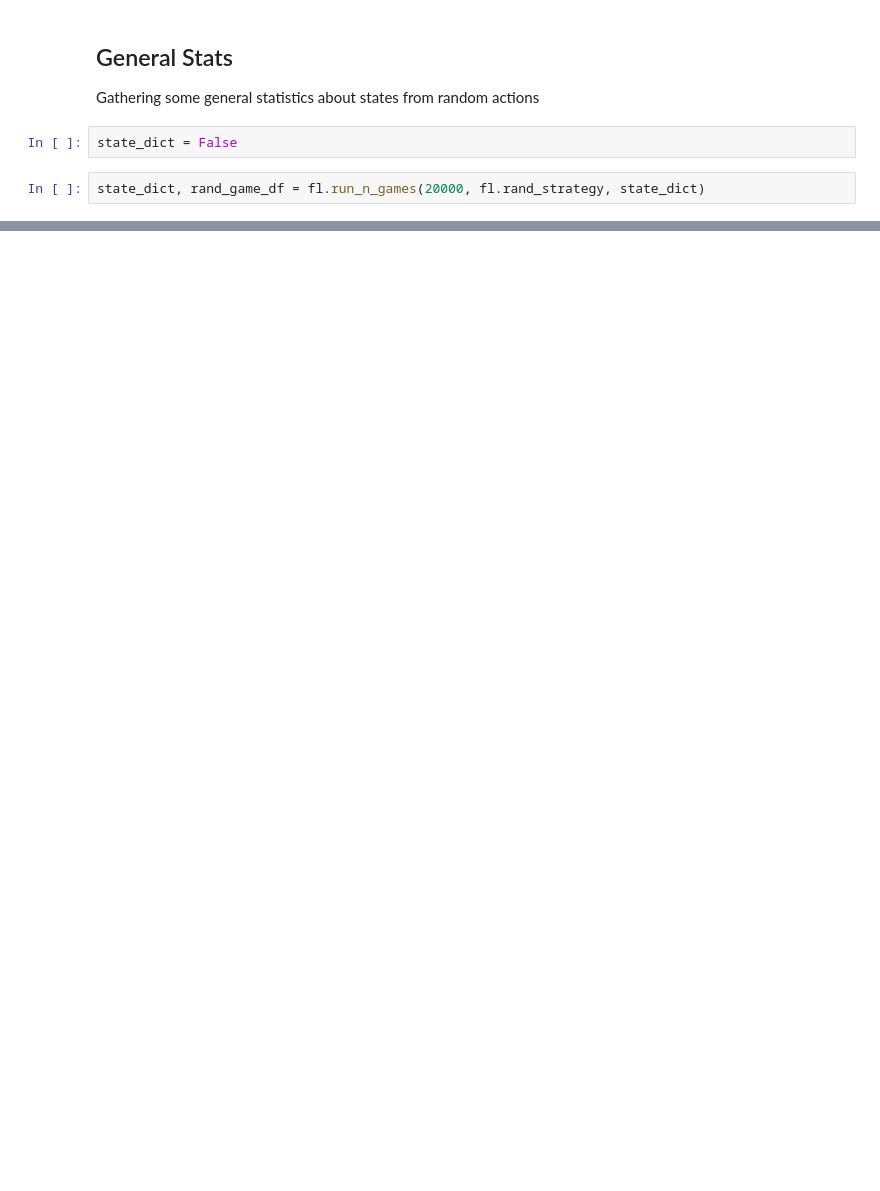
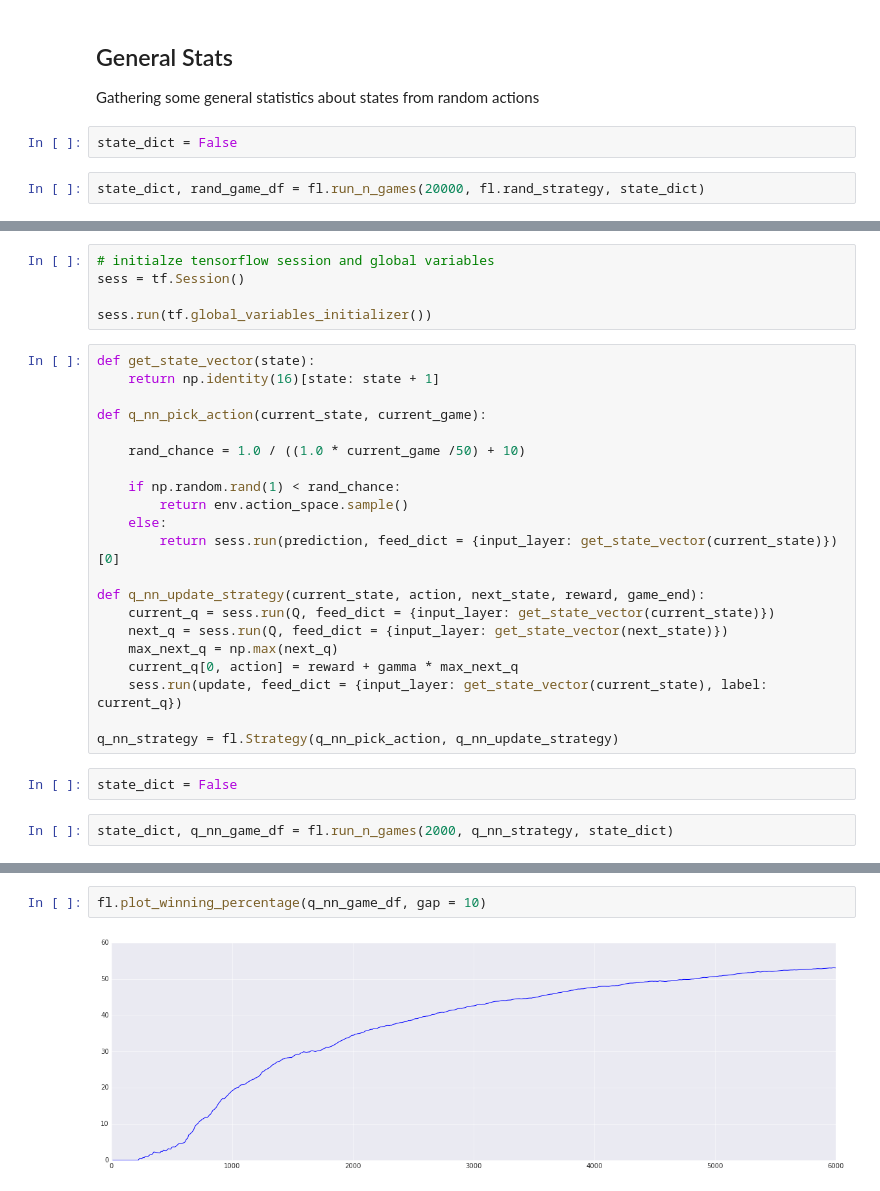
Before and after one commit to gautsi/gen-purpose-repo, a Jupyter notebook: notebooks/rlExperiments.ipynb, the cells around one changed output, grey strips where cells are left out. Saved outputs shown, nothing was run; the diff lists cells and outputs as text; blank space fills up the shorter version.

```diff
--- a/notebooks/rlExperiments.ipynb
+++ b/notebooks/rlExperiments.ipynb
@@ -51,0 +109,30 @@ fl.plot_winning_percentage(rand_game_df)
+# %%
+# initialze tensorflow session and global variables
+sess = tf.Session()
+
+sess.run(tf.global_variables_initializer())
+# %%
+def get_state_vector(state):
+    return np.identity(16)[state: state + 1]
+
+def q_nn_pick_action(current_state, current_game):
+
+    rand_chance = 1.0 / ((1.0 * current_game /50) + 10)
+
+    if np.random.rand(1) < rand_chance:
+        return env.action_space.sample()
+    else:
+        return sess.run(prediction, feed_dict = {input_layer: get_state_vector(current_state)})[0]
+
+def q_nn_update_strategy(current_state, action, next_state, reward, game_end):
+    current_q = sess.run(Q, feed_dict = {input_layer: get_state_vector(current_state)})
+    next_q = sess.run(Q, feed_dict = {input_layer: get_state_vector(next_state)})
+    max_next_q = np.max(next_q)
+    current_q[0, action] = reward + gamma * max_next_q
+    sess.run(update, feed_dict = {input_layer: get_state_vector(current_state), label: current_q})
+
+q_nn_strategy = fl.Strategy(q_nn_pick_action, q_nn_update_strategy)
+# %%
+state_dict = False
+# %%
+state_dict, q_nn_game_df = fl.run_n_games(2000, q_nn_strategy, state_dict)
@@ -51,0 +146,4 @@ fl.plot_winning_percentage(rand_game_df)
+# %%
+fl.plot_winning_percentage(q_nn_game_df, gap = 10)
+# %% [output]
+[figure, added]
```
Also changed, not shown: parts of 21 cells of this notebook.
